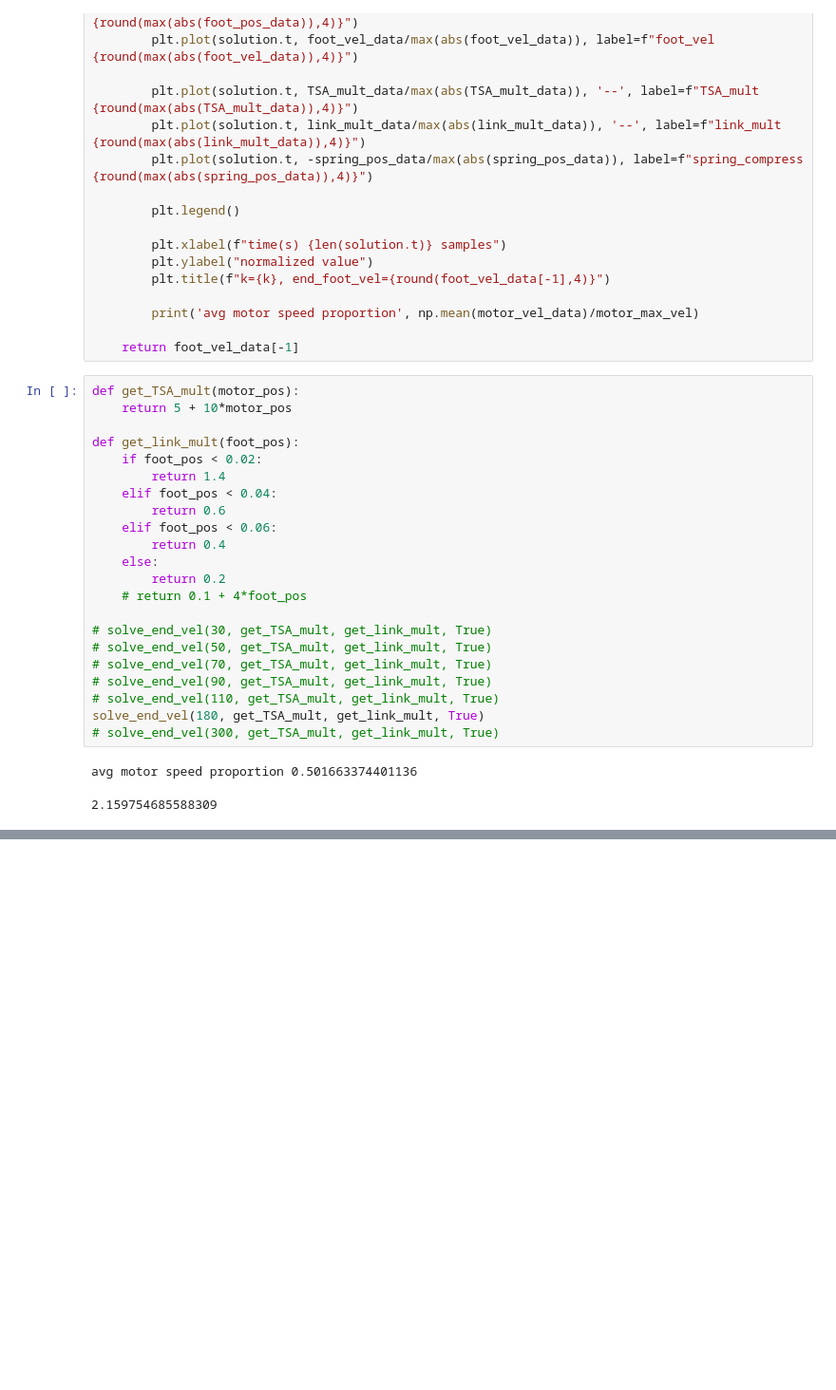
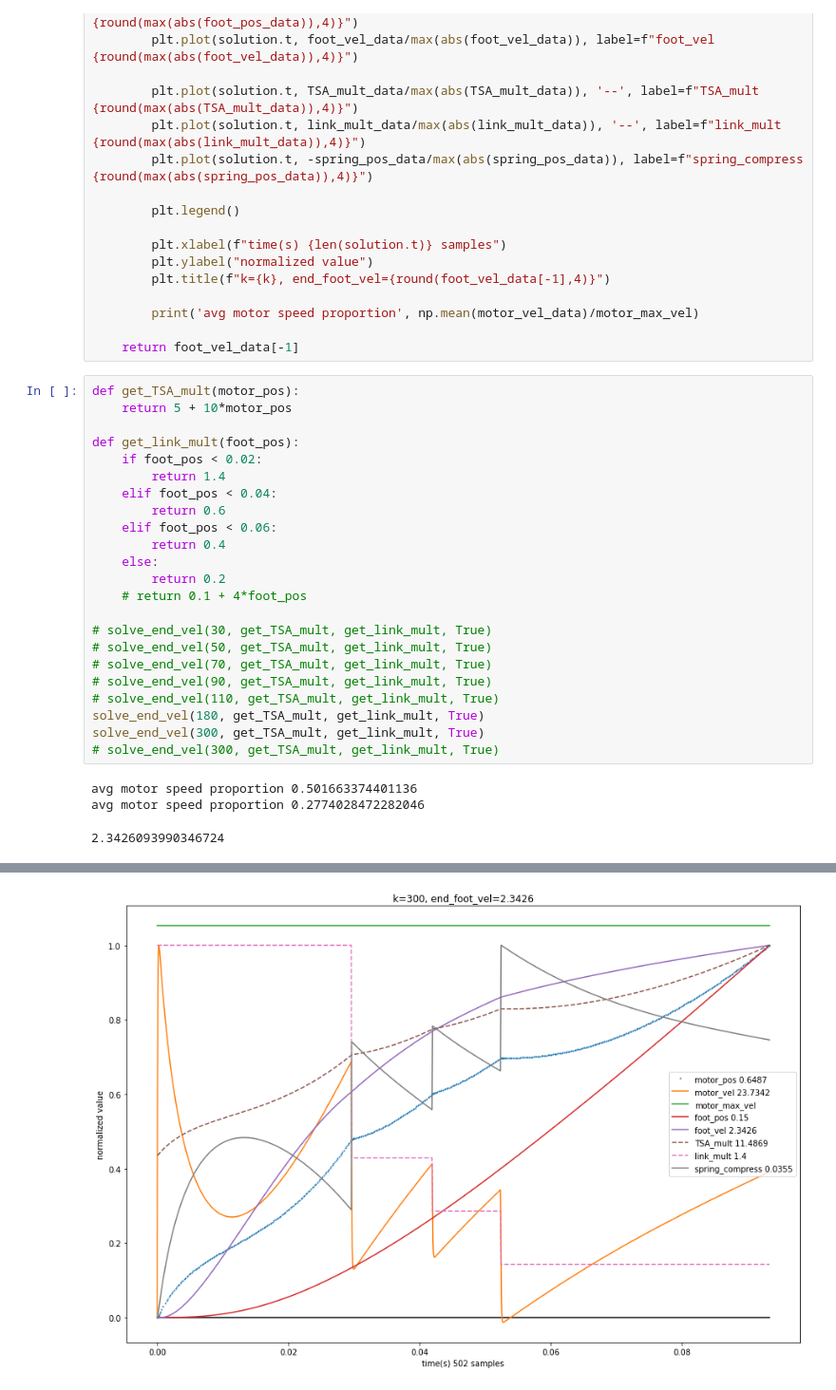
Before and after one commit to qwertpas/saltosim, a Jupyter notebook: notebooks/MAsim.ipynb, the cells around one changed output, grey strips where cells are left out. Shown: that part at 95% size. Saved outputs shown, nothing was run; the diff lists cells and outputs as text; blank space fills up the shorter version.

```diff
--- a/notebooks/MAsim.ipynb
+++ b/notebooks/MAsim.ipynb
@@ -108,27 +108,30 @@ def solve_end_vel(k, get_TSA_mult, get_link_mult, doPlot):
 # %%
 def get_TSA_mult(motor_pos):
     return 5 + 10*motor_pos
 
 def get_link_mult(foot_pos):
     if foot_pos < 0.02:
         return 1.4
     elif foot_pos < 0.04:
         return 0.6
     elif foot_pos < 0.06:
         return 0.4
     else:
         return 0.2
     # return 0.1 + 4*foot_pos
 
 # solve_end_vel(30, get_TSA_mult, get_link_mult, True)
 # solve_end_vel(50, get_TSA_mult, get_link_mult, True)
 # solve_end_vel(70, get_TSA_mult, get_link_mult, True)
 # solve_end_vel(90, get_TSA_mult, get_link_mult, True)
 # solve_end_vel(110, get_TSA_mult, get_link_mult, True)
 solve_end_vel(180, get_TSA_mult, get_link_mult, True)
+solve_end_vel(300, get_TSA_mult, get_link_mult, True)
 # solve_end_vel(300, get_TSA_mult, get_link_mult, True)
 # %% [output]
 avg motor speed proportion 0.501663374401136
+avg motor speed proportion 0.2774028472282046
-2.159754685588309
+2.3426093990346724
 [figure]
+[figure, added]
 # %%
```
Also changed, not shown: parts of 5 cells of this notebook.
